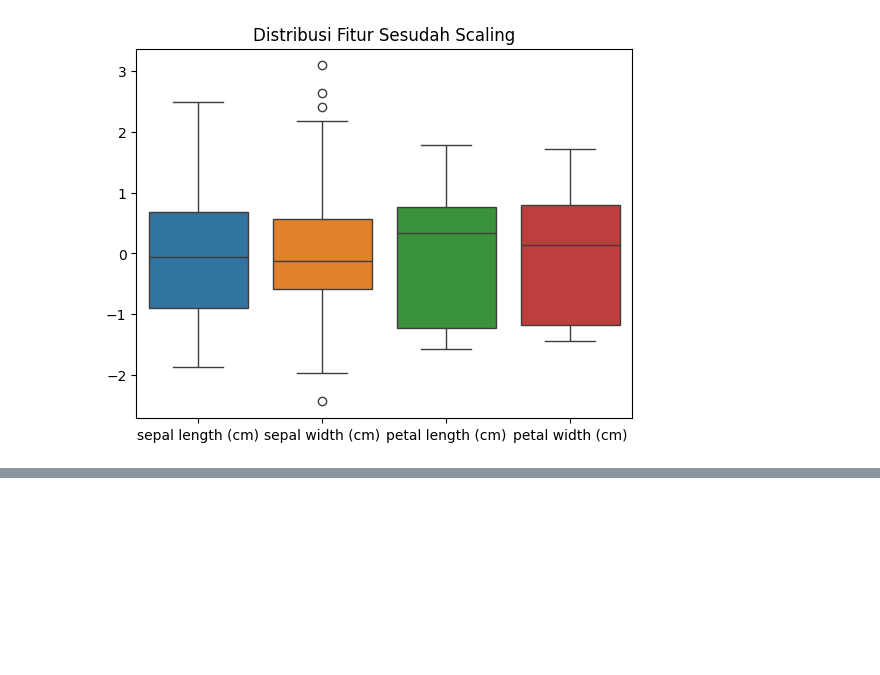
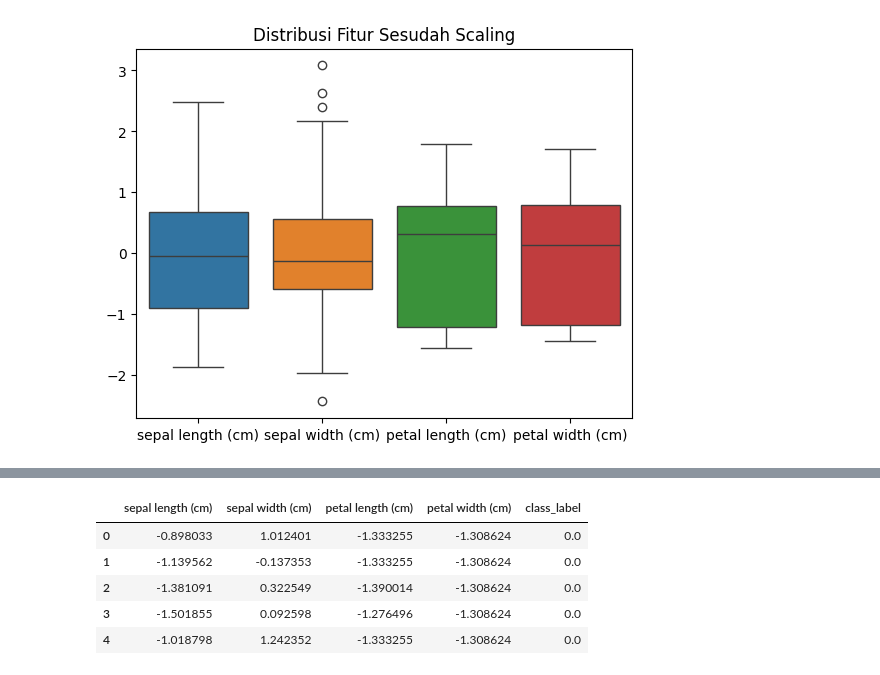
Before and after one commit to dapinfru/pendata, a Jupyter notebook: _sources/Data Preparation.ipynb, the cells around one changed output, grey strips where cells are left out. Drawn from its saved outputs; the diff is of its cells as text; code cells hidden in the pictures; blank space fills up the shorter version.

```diff
--- a/_sources/Data Preparation.ipynb
+++ b/_sources/Data Preparation.ipynb
@@ -263,0 +279,14 @@ plt.show()
+# %%
+df_final = pd.DataFrame(X_scaled, columns=X.columns)
+df_final["class_label"] = y
+
+df_final.to_csv("iris_preprocessed_dataset.csv", index=False)
+
+df_final.head()
+# %% [output]
+|  | sepal length (cm) | sepal width (cm) | petal length (cm) | petal width (cm) | class_label |
+| 0 | -0.898033 | 1.012401 | -1.333255 | -1.308624 | 0.0 |
+| 1 | -1.139562 | -0.137353 | -1.333255 | -1.308624 | 0.0 |
+| 2 | -1.381091 | 0.322549 | -1.390014 | -1.308624 | 0.0 |
+| 3 | -1.501855 | 0.092598 | -1.276496 | -1.308624 | 0.0 |
+| 4 | -1.018798 | 1.242352 | -1.333255 | -1.308624 | 0.0 |
```
Also changed, not shown: parts of 2 cells of this notebook, 4 other files.
